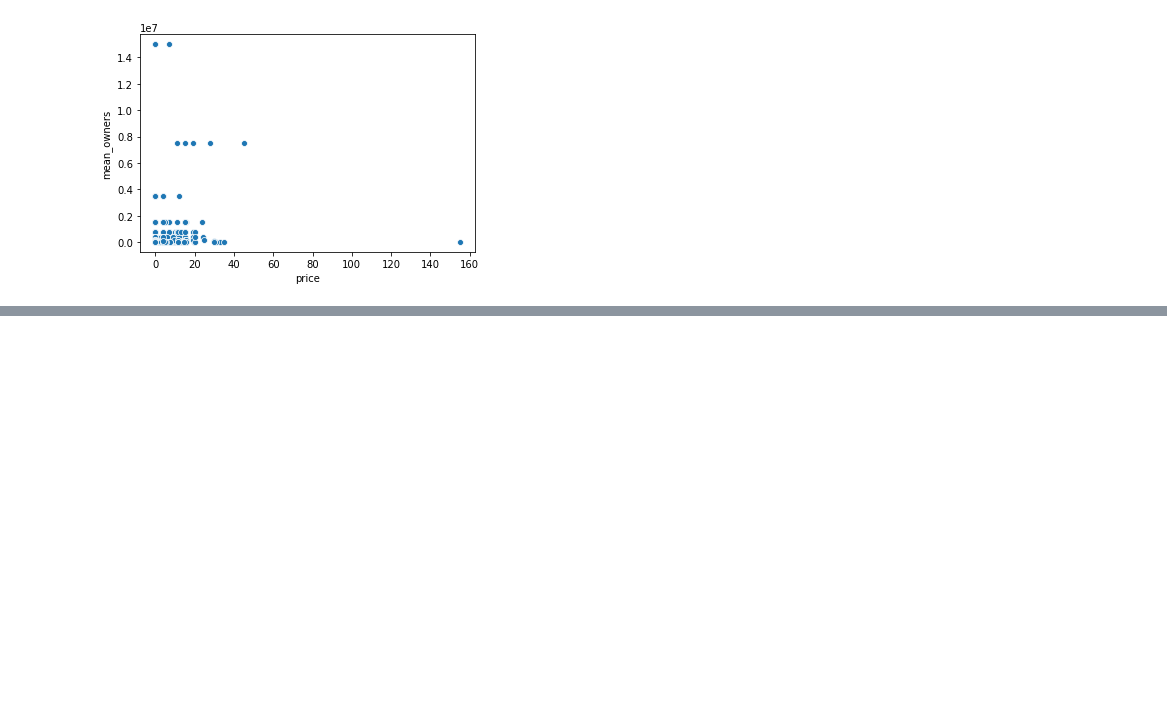
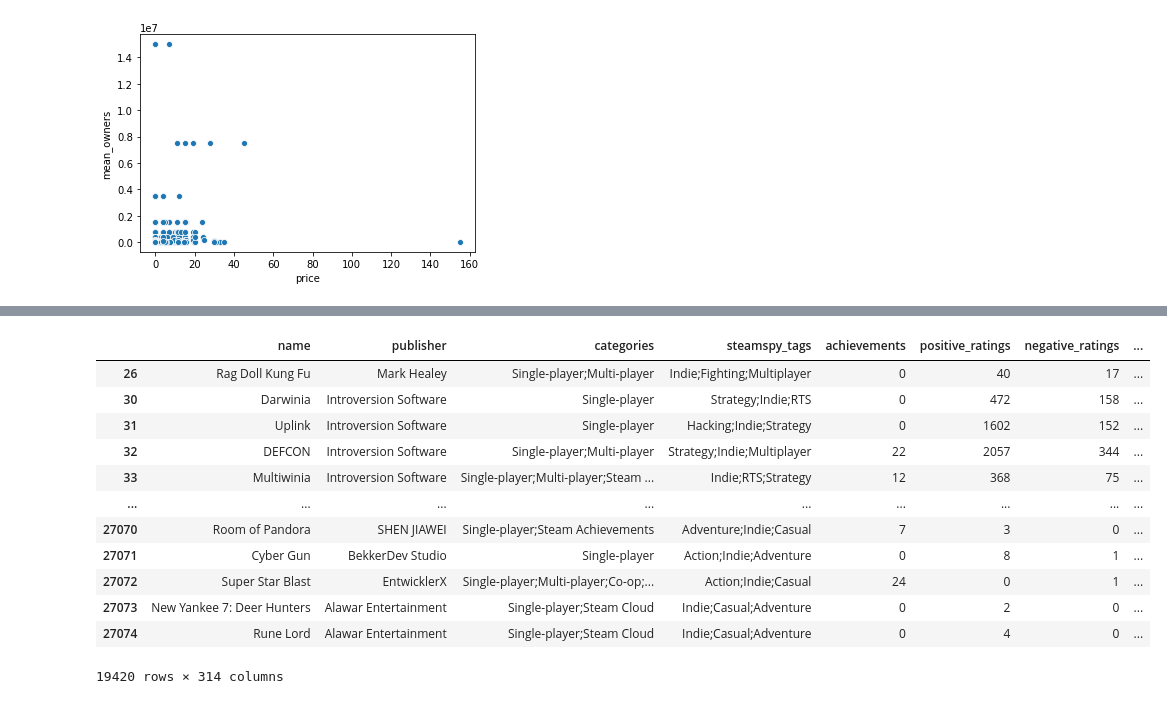
Before and after one commit to will1996/SteamGameSales, a Jupyter notebook: What makes a game sell? .ipynb, the cells around one changed output, grey strips where cells are left out. Cells and saved outputs as stored; diff of their text form; code cells hidden in the pictures; blank space fills up the shorter version.

```diff
--- a/What makes a game sell? .ipynb
+++ b/What makes a game sell? .ipynb
@@ -212,10 +265,10 @@ First, it would be nice to have a set of tags that exist, up until now I've been
 #get the set of steamspy_tags in use by our steam dataset.
 
 def get_unique_tags(game_data_frame):
-    unique_tags = set()
+    unique_tags = set()#create an empty set (a list which doesn't allow duplicate entries)
     for tag_string in game_data_frame['steamspy_tags']:
-        tag_list = tag_string.split(";")
-        for genre in genre_list:
-            unique_genres.add(genre)
+        tag_list = tag_string.split(";")#steamspy_tags are formatted like "tag1;tag2;tag3;...""
+        for tag in tag_list:
+            unique_tags.add(tag)
 
-    return unique_genres
+    return unique_tags
@@ -241,0 +279,31 @@ get_unique_genres(indie_data)
+# %%
+import pdb
+#generate feture vectors for each tag_set
+def one_hot_tags(game_data_frame):
+    #the first thing we need is our unique tags,
+    unique_tags = get_unique_tags(game_data_frame)
+
+    for tag in unique_tags:
+        #for each tag, populate a row with ones if that row's steam tags contain the tag
+        game_data_frame[tag] = game_data_frame['steamspy_tags'].str.contains(tag).astype(float)
+        #then divide by the square root of the count of ones (this normalizes the encoding so our features work out)
+        game_data_frame[tag] = game_data_frame[tag]/np.sqrt(game_data_frame['steamspy_tags'].str.count(';')+1)
+
+    return game_data_frame
+# %%
+encoded_indie_data = one_hot_tags(indie_data)#create one-hot-encoded data
+encoded_indie_data
+# %% [output]
+|  | name | publisher | categories | steamspy_tags | achievements | positive_ratings | negative_ratings | ... |
+| 26 | Rag Doll Kung Fu | Mark Healey | Single-player;Multi-player | Indie;Fighting;Multiplayer | 0 | 40 | 17 | ... |
+| 30 | Darwinia | Introversion Software | Single-player | Strategy;Indie;RTS | 0 | 472 | 158 | ... |
+| 31 | Uplink | Introversion Software | Single-player | Hacking;Indie;Strategy | 0 | 1602 | 152 | ... |
+| 32 | DEFCON | Introversion Software | Single-player;Multi-player | Strategy;Indie;Multiplayer | 22 | 2057 | 344 | ... |
+| 33 | Multiwinia | Introversion Software | Single-player;Multi-player;Steam ... | Indie;RTS;Strategy | 12 | 368 | 75 | ... |
+| ... | ... | ... | ... | ... | ... | ... | ... | ... |
+| 27070 | Room of Pandora | SHEN JIAWEI | Single-player;Steam Achievements | Adventure;Indie;Casual | 7 | 3 | 0 | ... |
+| 27071 | Cyber Gun | BekkerDev Studio | Single-player | Action;Indie;Adventure | 0 | 8 | 1 | ... |
+| 27072 | Super Star Blast | EntwicklerX | Single-player;Multi-player;Co-op;... | Action;Indie;Casual | 24 | 0 | 1 | ... |
+| 27073 | New Yankee 7: Deer Hunters | Alawar Entertainment | Single-player;Steam Cloud | Indie;Casual;Adventure | 0 | 2 | 0 | ... |
+| 27074 | Rune Lord | Alawar Entertainment | Single-player;Steam Cloud | Indie;Casual;Adventure | 0 | 4 | 0 | ... |
+19420 rows × 314 columns
```
Also changed, not shown: parts of 64 cells of this notebook, 1 other file.
